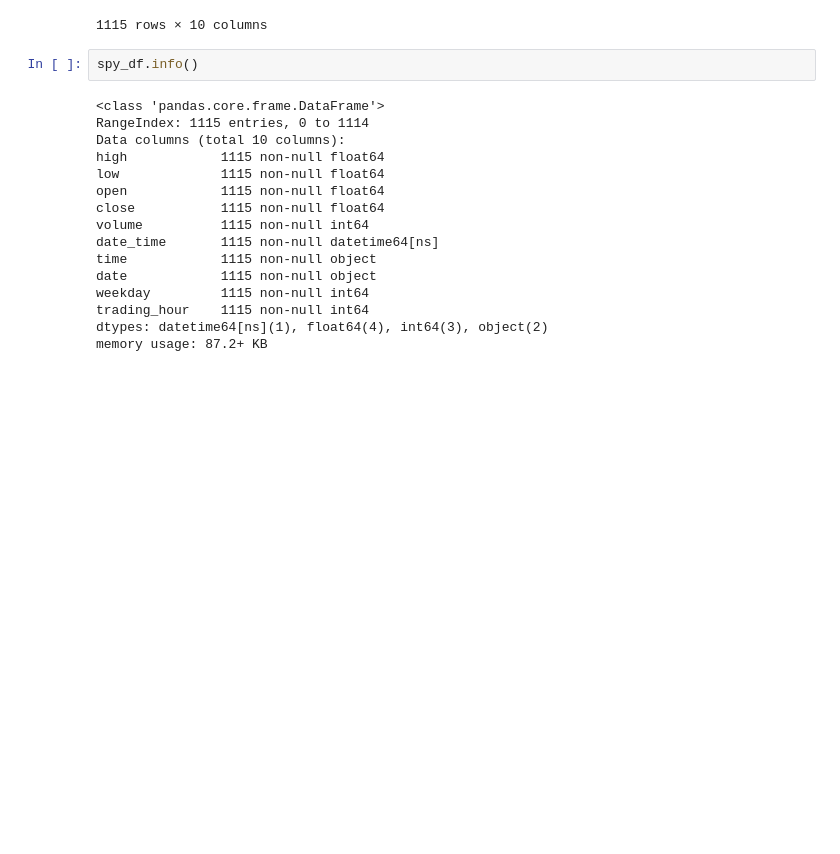
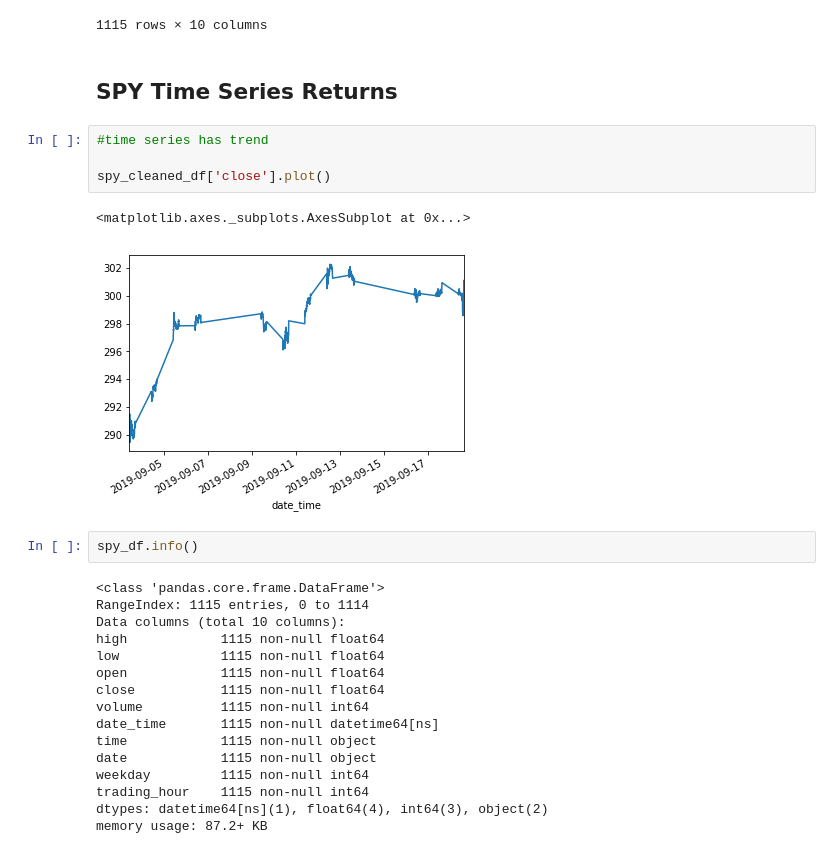
Before and after one commit to JTMachen/Project_1, a Jupyter notebook: brent-5_min_intervals.ipynb, the cells around one changed output. Cells and saved outputs as stored; diff of their text form; blank space fills up the shorter version.

```diff
--- a/brent-5_min_intervals.ipynb
+++ b/brent-5_min_intervals.ipynb
@@ -169,6 +173,15 @@ spy_df.sort_values('date')
 | 49 | 300.1000 | 300.0600 | 300.0850 | 300.0900 | 314244 | 2019-09-18 11:55:00 | 11:55:00 | 2019-09-18 | 2 | 3 |
 | 0 | 301.1200 | 300.8800 | 300.9200 | 301.1000 | 2610142 | 2019-09-18 16:00:00 | 16:00:00 | 2019-09-18 | 2 | 7 |
 1115 rows × 10 columns
+# %% [markdown]
+## SPY Time Series Returns
+# %%
+#time series has trend
+
+spy_cleaned_df['close'].plot()
+# %% [output]
+<matplotlib.axes._subplots.AxesSubplot at 0x...>
+[figure, added]
 # %%
 spy_df.info()
 # %% [output]
```
Also changed, not shown: parts of 25 cells of this notebook.
